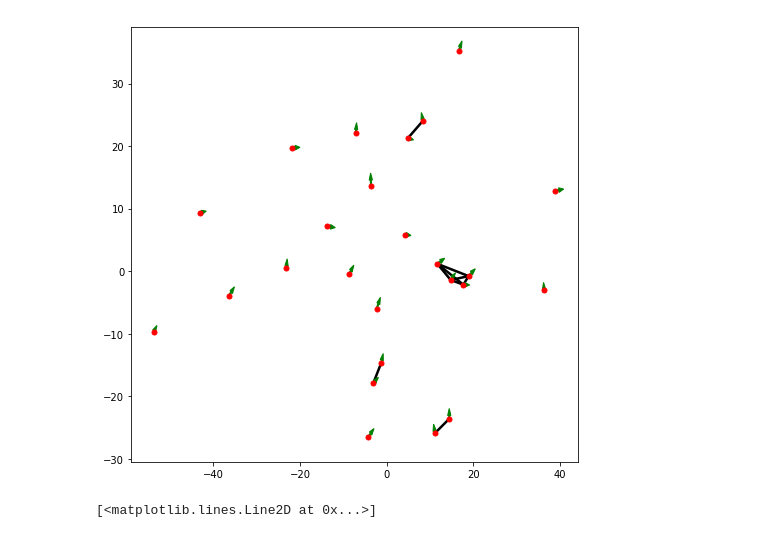
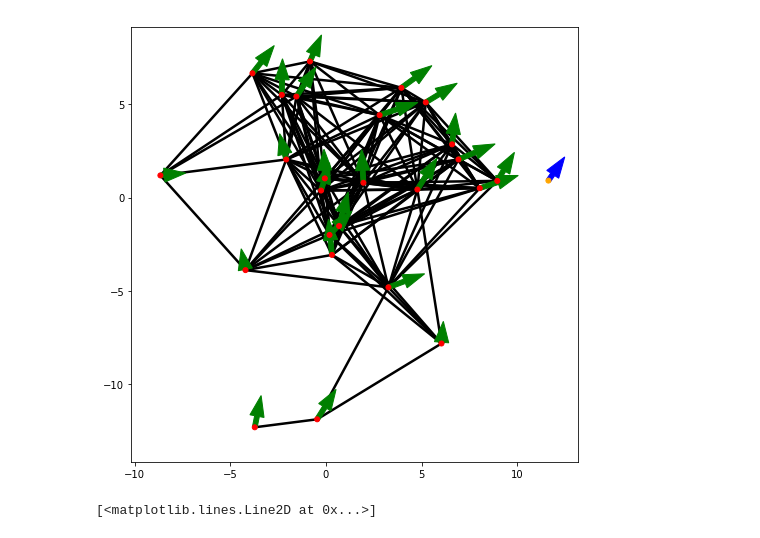
Before and after one commit to harveydevereux/Consensus, a Jupyter notebook: Notes/Flocking2.ipynb, the cells around one changed output. Cells and saved outputs as stored; diff of their text form; code cells hidden in the pictures.

```diff
--- a/Notes/Flocking2.ipynb
+++ b/Notes/Flocking2.ipynb
@@ -4,6 +4,7 @@ c = os.getcwd()
 os.chdir("../")
 from Flocking import *
 from graph_utils import *
+from dynamics import *
 os.chdir(c)
 
 import numpy as np
@@ -45,15 +46,6 @@ def phi_alpha(z,d,r):
     r_alpha = sigma_norm(r)
     d_alpha = sigma_norm(d)
     return rho_h(z/r_alpha)*phi(z-d_alpha)
-
-def P_dot(Q,G):
-    u = np.zeros((len(G),2))
-    A = nx.adjacency_matrix(G).todense()
-    for i in G.nodes():
-        for j in G.neighbors(i):
-            u[i] = u[i] + phi_alpha(sigma_norm(Q[j,:]-Q[i,:]),d,r)*(sigma_grad(Q[j,:]-Q[i,:]))
-            u[i] = u[i] + A[i,j]*(Q[j,:]-Q[i,:])
-    return u
 # %%
 N=25
 d=7
@@ -73,12 +65,11 @@ p=draw_graph(G,node_size=25,fig_size=6)
 # %%
 F = Flock(P_dot,
           number_of_agents=25,
-          initial_position=Q,
-          initial_velocity=P)
+          gamma_agent=True)
 
 p = F.plot(Graph=True)
 # %% [output]
-[figure, old version]
+[figure, new version]
 # %%
 z = np.linspace(0,20,100)
 y = np.zeros(len(z))
```
Also changed, not shown: parts of 8 cells of this notebook, 2 other files.
